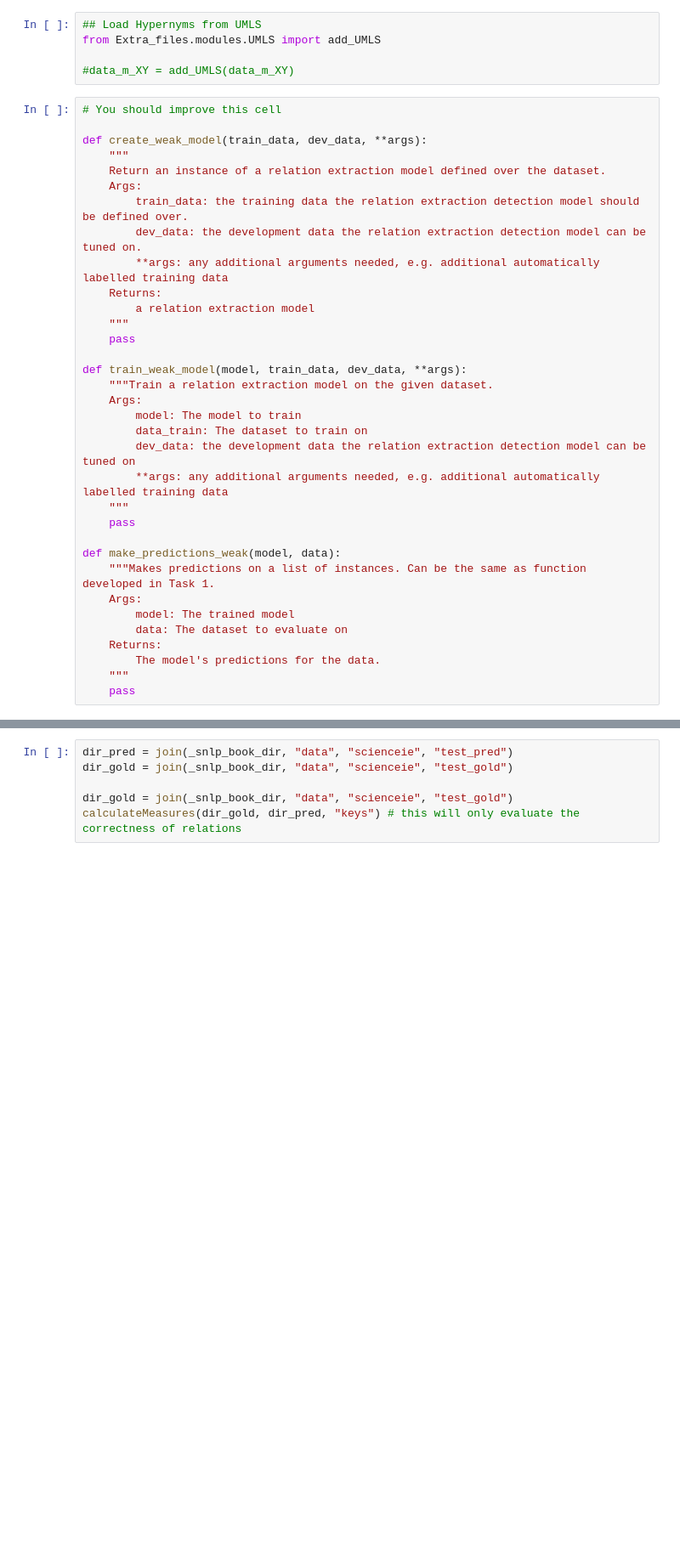
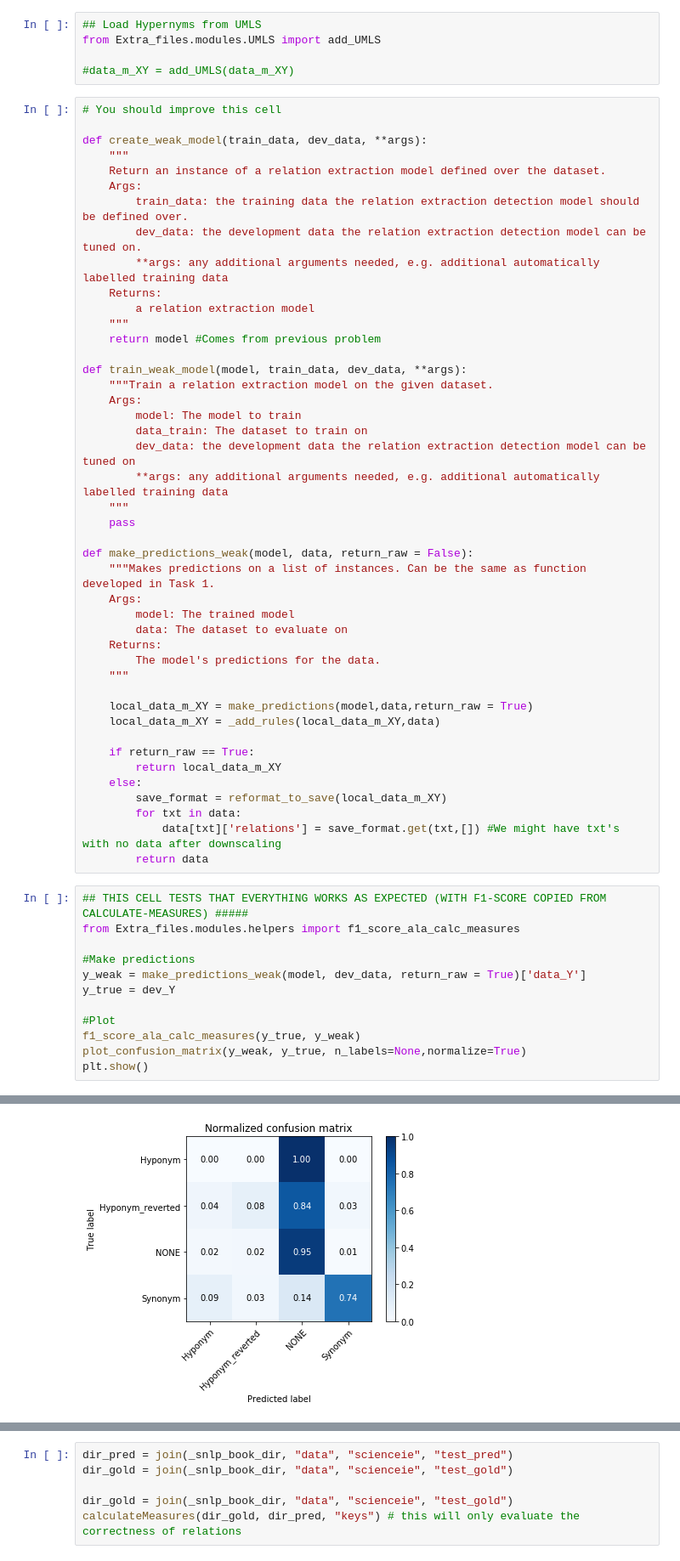
Before and after one commit to UsernamePSQ/nlp_final, a Jupyter notebook: stat-nlp-book/assignments/2019/final_assignment/problem/final_assignment.ipynb, the cells around one changed output, grey strips where cells are left out. Shown at 85% size. Drawn from its saved outputs; the diff is of its cells as text; blank space fills up the shorter version.

Commit message:
Added rules to weak learning. Added the error analysis

```diff
--- a/stat-nlp-book/assignments/2019/final_assignment/problem/final_assignment.ipynb
+++ b/stat-nlp-book/assignments/2019/final_assignment/problem/final_assignment.ipynb
@@ -664,7 +659,7 @@ def create_weak_model(train_data, dev_data, **args):
     Returns:
         a relation extraction model
     """
-    pass
+    return model #Comes from previous problem
 
 def train_weak_model(model, train_data, dev_data, **args):
     """Train a relation extraction model on the given dataset.
@@ -676,7 +671,7 @@ def train_weak_model(model, train_data, dev_data, **args):
     """
     pass
 
-def make_predictions_weak(model, data):
+def make_predictions_weak(model, data, return_raw = False):
     """Makes predictions on a list of instances. Can be the same as function developed in Task 1.
     Args:
         model: The trained model
@@ -684,4 +679,27 @@ def make_predictions_weak(model, data):
     Returns:
         The model's predictions for the data.
     """
-    pass
+
+    local_data_m_XY = make_predictions(model,data,return_raw = True)
+    local_data_m_XY = _add_rules(local_data_m_XY,data)
+
+    if return_raw == True:
+        return local_data_m_XY
+    else:
+        save_format = reformat_to_save(local_data_m_XY)
+        for txt in data:
+            data[txt]['relations'] = save_format.get(txt,[]) #We might have txt's with no data after downscaling
+        return data
+# %%
+## THIS CELL TESTS THAT EVERYTHING WORKS AS EXPECTED (WITH F1-SCORE COPIED FROM CALCULATE-MEASURES) #####
+from Extra_files.modules.helpers import f1_score_ala_calc_measures
+
+#Make predictions
+y_weak = make_predictions_weak(model, dev_data, return_raw = True)['data_Y']
+y_true = dev_Y
+
+#Plot
+f1_score_ala_calc_measures(y_true, y_weak)
+plot_confusion_matrix(y_weak, y_true, n_labels=None,normalize=True)
+plt.show()
+# %% [output]
@@ -688,3 +718,4 @@ def make_predictions_weak(model, data):
+[figure, added]
 # %%
 # Training a model and evaluating it on the development set.
 # Use this to monitor the performance of your model prior to submitting your assignment.
```
Also changed, not shown: parts of 10 cells of this notebook.
